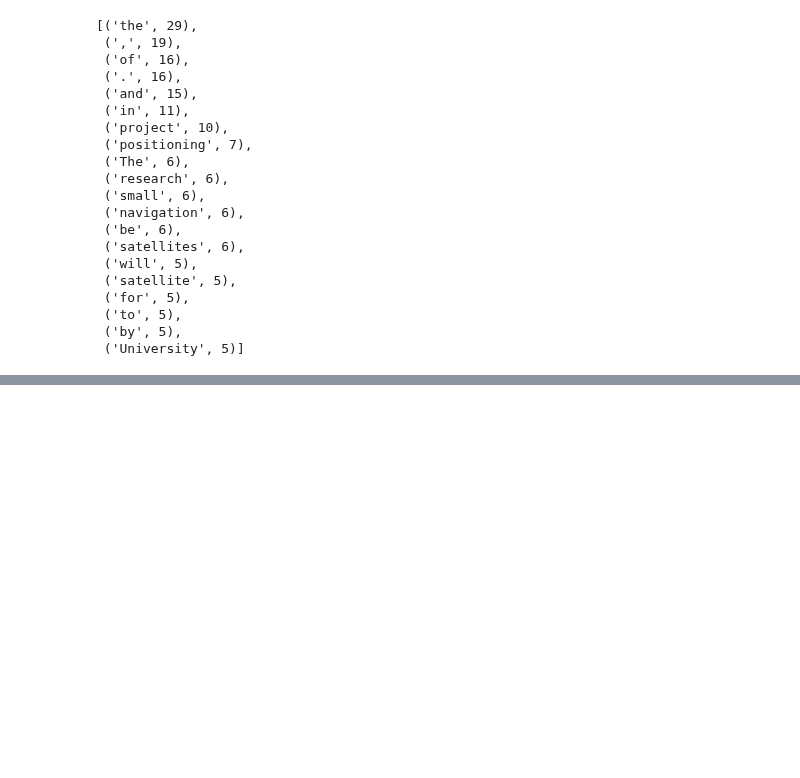
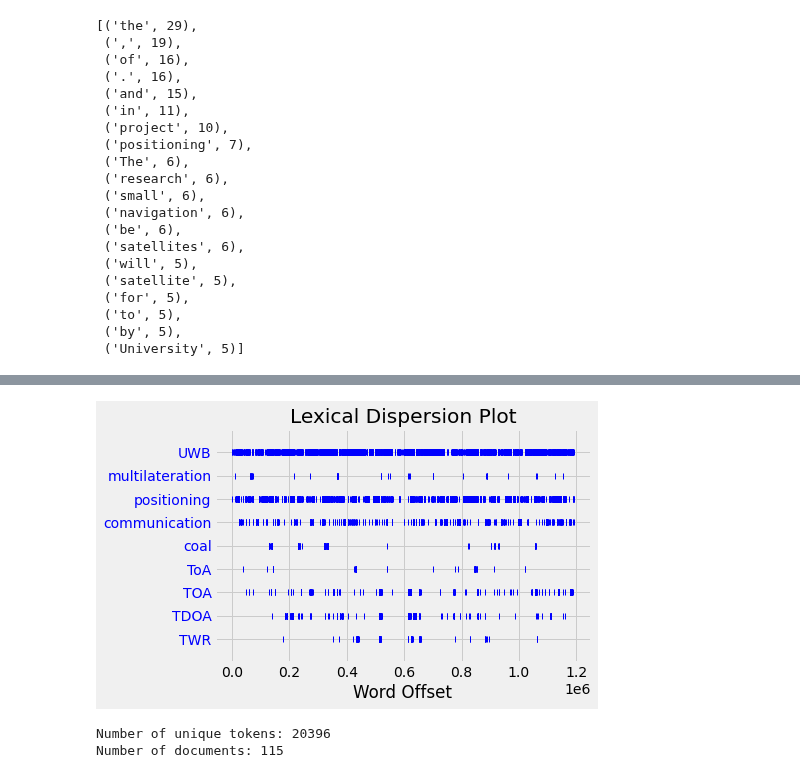
Before and after one commit to pevalisuo/AML, a Jupyter notebook: lectures/NLP.ipynb, the cells around one changed output, grey strips where cells are left out. Drawn from its saved outputs; the diff is of its cells as text; code cells hidden in the pictures; blank space fills up the shorter version.

```diff
--- a/lectures/NLP.ipynb
+++ b/lectures/NLP.ipynb
@@ -443,0 +585,20 @@ frequency_distribution.plot(20, cumulative=True)
+# %%
+import glob
+
+# A real case, 115 recent research journal articles about "UWB positioning" from IEEE Explorer
+# Bulk downloaded PDF's and converted to text with pdftotext
+filenames=[fn.split('/')[-1] for fn in glob.glob('corpus_txt/*.txt')]
+uwb=PlaintextCorpusReader('corpus_txt/', filenames)
+punctuations=set([',','.','!','?','@', '%', ':', ';'])
+morewords=set(['ieee', 'transaction', 'journal', 'vol'])
+unnecessary=stop_words.union(punctuations).union(morewords)
+
+docs=[]
+for document in uwb.fileids():
+    tokens = gensim.utils.simple_preprocess(uwb.raw(document))
+    meaningful_words = [word for word in tokens if word not in unnecessary]
+    lemmatized = [lemmatizer.lemmatize(word) for word in meaningful_words]
+    docs.append(lemmatized)
+print(len(docs))
+for i in range(len(docs)):
+    print(i, docs[i][:10])
@@ -443,0 +623,2 @@ frequency_distribution.plot(20, cumulative=True)
+# %%
+text = nltk.Text(word_tokenize(uwb.raw()))
@@ -443,0 +647,11 @@ frequency_distribution.plot(20, cumulative=True)
+# %%
+text.dispersion_plot(['UWB', 'multilateration', 'positioning', 'communication', 'coal', 'ToA', 'TOA', 'TDOA', 'TWR'])
+# %% [output]
+[figure, added]
+# %%
+corpus = [dictionary.doc2bow(doc) for doc in docs]
+print('Number of unique tokens: %d' % len(dictionary))
+print('Number of documents: %d' % len(corpus))
+# %% [output]
+Number of unique tokens: 20396
+Number of documents: 115
```
Also changed, not shown: parts of 36 cells of this notebook, 4 other files.
